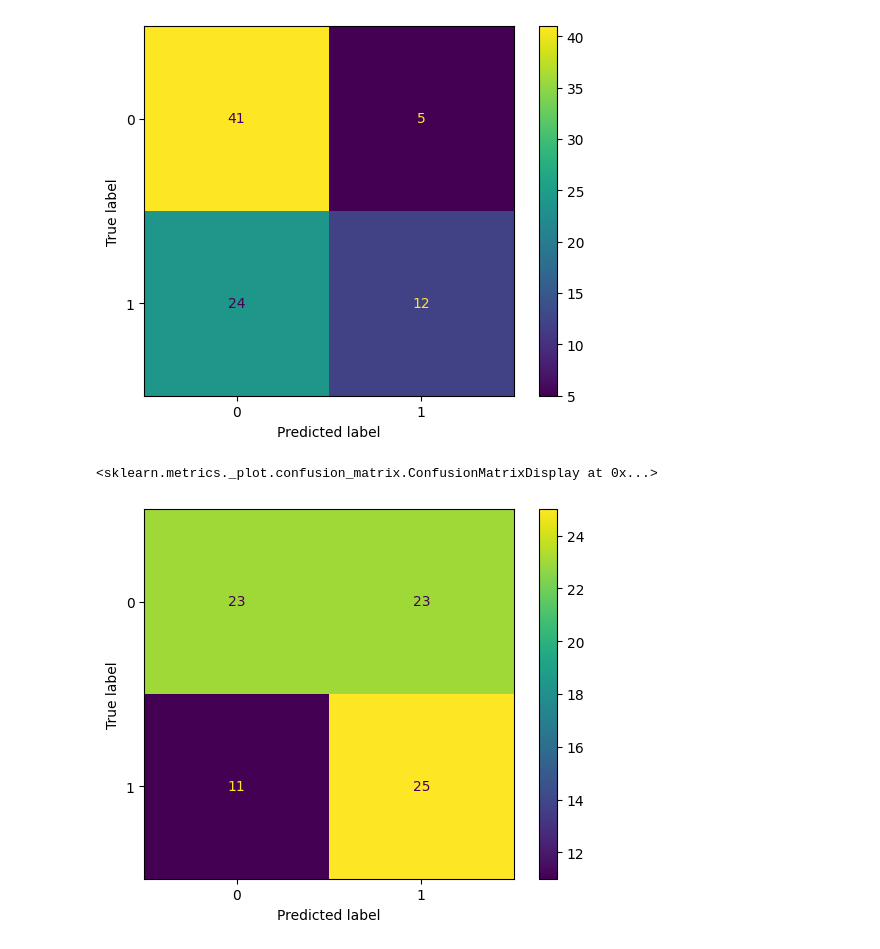
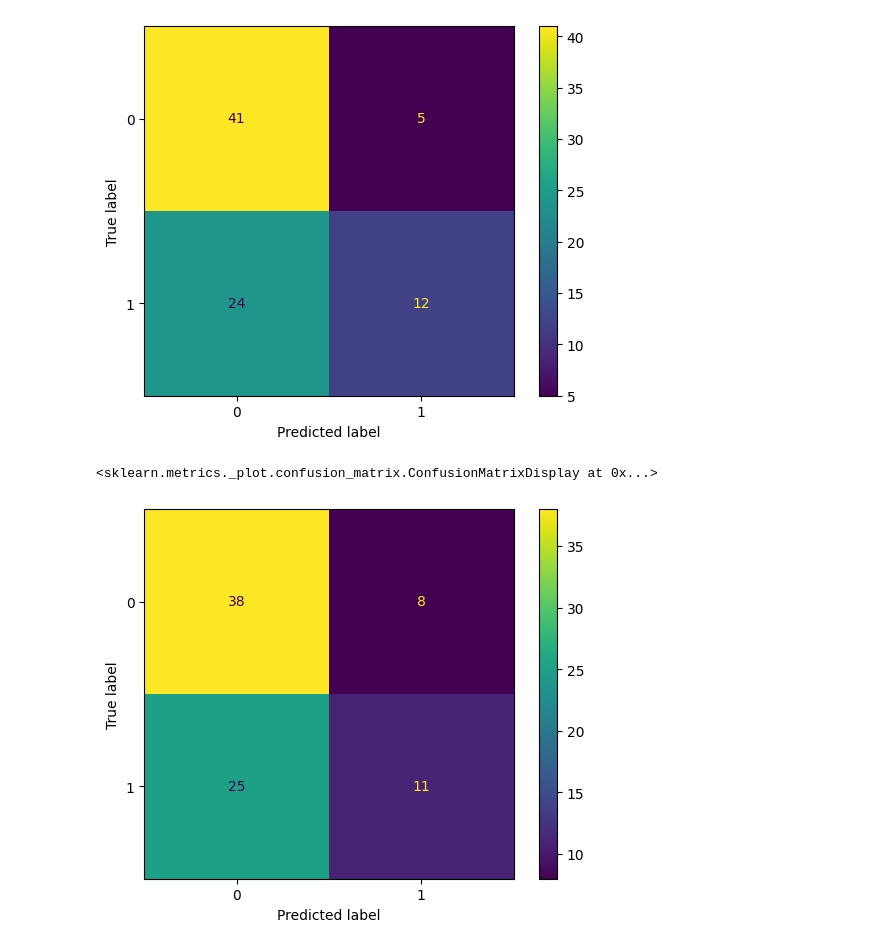
Before and after one commit to GavinlEdwards/GavinandBrady, a Jupyter notebook: final project training.ipynb, the cells around one changed output. Saved outputs shown, nothing was run; the diff lists cells and outputs as text; code cells hidden in the pictures.

```diff
--- a/final project training.ipynb
+++ b/final project training.ipynb
@@ -27,7 +28,7 @@ from sklearn.preprocessing import StandardScaler
 sc = StandardScaler()
 X_train = sc.fit_transform(X_train)
 X_test = sc.fit_transform(X_test)
-knn = KNeighborsClassifier(n_neighbors=13)
+knn = KNeighborsClassifier(n_neighbors=21)
 knn.fit(X_train, y_train)
 
 y_predict = knn.predict(X_test)
@@ -49,10 +50,10 @@ ConfusionMatrixDisplay.from_estimator(xgb, X_test, y_test)
 <sklearn.metrics._plot.confusion_matrix.ConfusionMatrixDisplay at 0x...>
 [figure]
 # %%
-rf = RandomForestClassifier(n_estimators=100, random_state=32)
+rf = RandomForestClassifier(n_estimators=100, random_state=32,min_weight_fraction_leaf = 0.05)
 rf = rf.fit(X_train, y_train)
 rf.score(X_test, y_test)
 ConfusionMatrixDisplay.from_estimator(rf, X_test, y_test)
 # %% [output]
 <sklearn.metrics._plot.confusion_matrix.ConfusionMatrixDisplay at 0x...>
-[figure, old version]
+[figure, new version]
```
Also changed, not shown: parts of 5 cells of this notebook, 1 other file.
